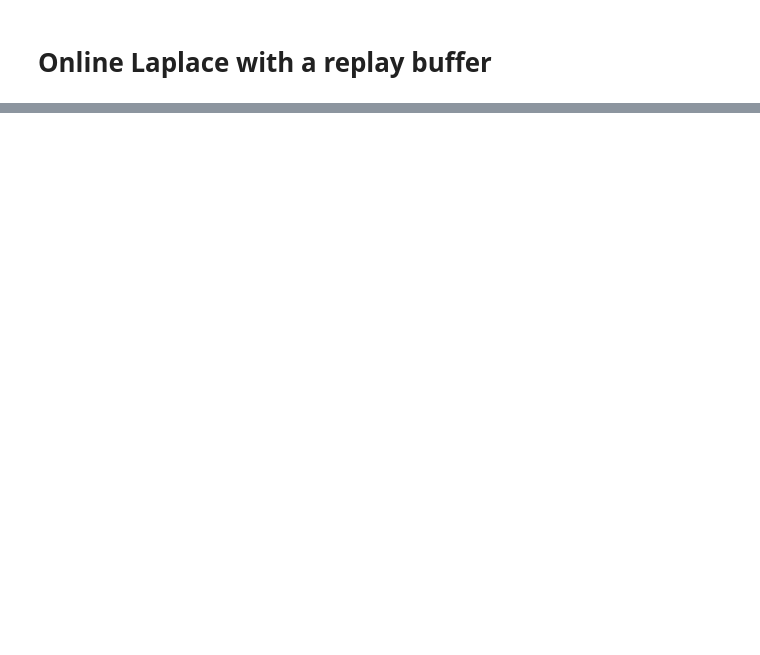
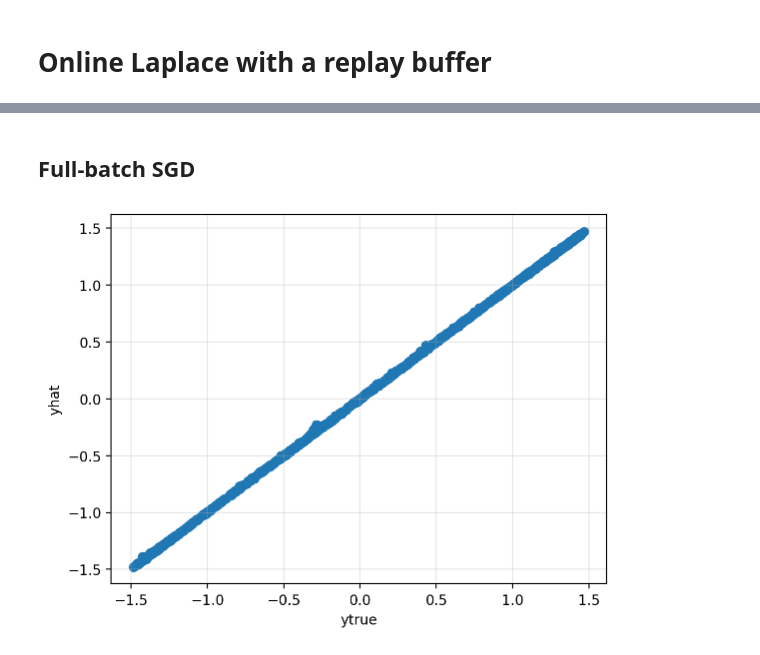
Before and after one commit to probml/rebayes, a Jupyter notebook: demos/misc/online-laplace-rb.ipynb, the cells around one changed output, grey strips where cells are left out. Cells and saved outputs as stored; diff of their text form; code cells hidden in the pictures; blank space fills up the shorter version.

```diff
--- a/demos/misc/online-laplace-rb.ipynb
+++ b/demos/misc/online-laplace-rb.ipynb
@@ -136,0 +139,28 @@ plt.ylim(vmin, vmax);
+# %% [markdown]
+## Full-batch SGD
+# %%
+key = jax.random.PRNGKey(314)
+tx = optax.adam(1e-4)
+# %%
+state = TrainState.create(
+    apply_fn=model.apply,
+    params=bel.mean,
+    tx=tx
+)
+# %%
+%%time
+num_epochs = 1_000
+batch_size = 200
+
+state_final, losses = sgd.train_full(key, num_epochs, batch_size, state, X_train, Y_train, sgd.lossfn)
+# %%
+ntest = 1000
+ytrue = Y_train[-ntest:]
+yhat = model.apply(state_final.params, X_train[-ntest:]).ravel()
+# %%
+plt.scatter(ytrue, yhat)
+plt.ylabel("yhat")
+plt.xlabel("ytrue")
+plt.grid(alpha=0.3)
+# %% [output]
+[figure, added]
```
Also changed, not shown: parts of 8 cells of this notebook.
